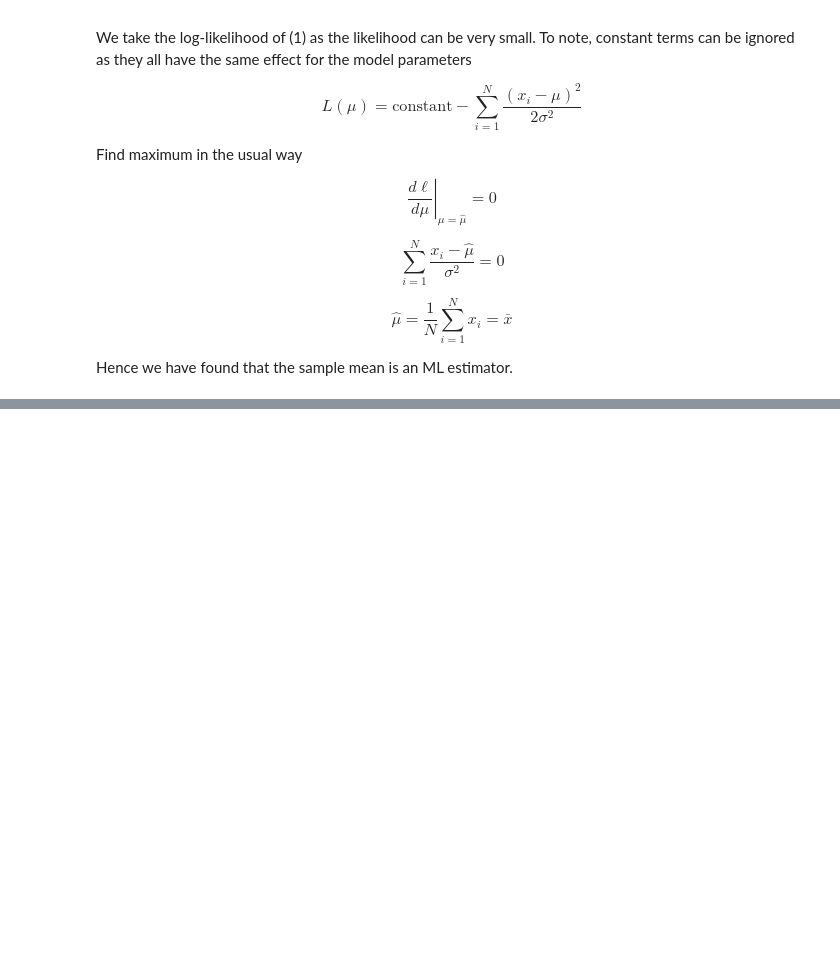
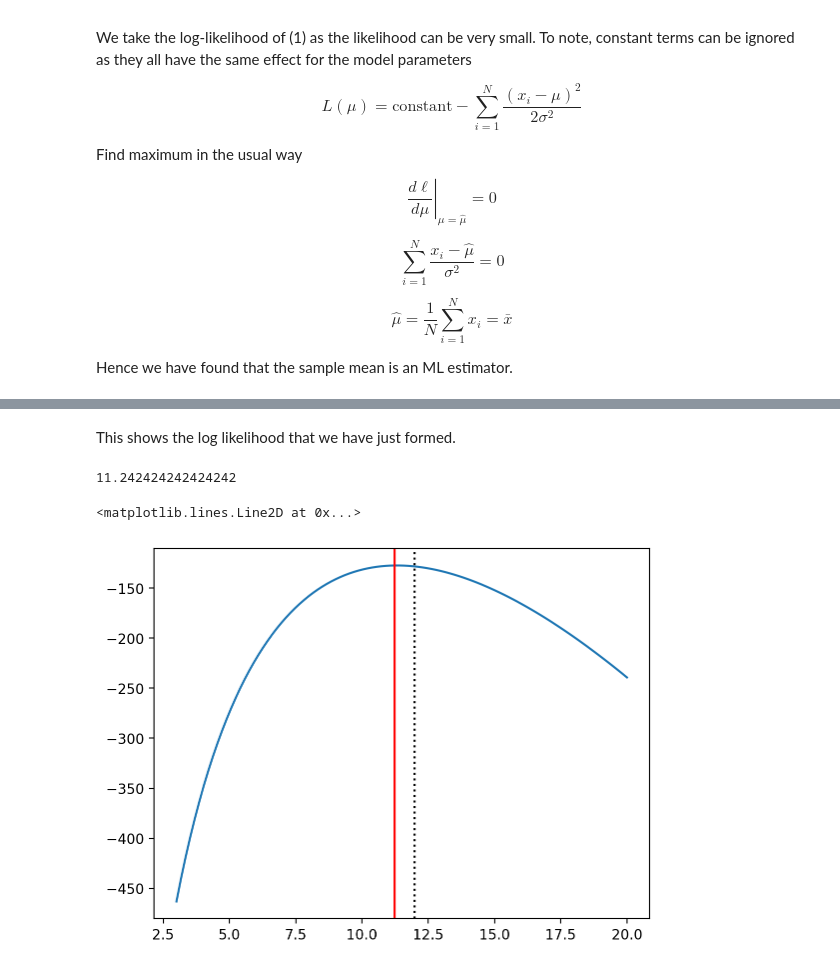
Before and after one commit to Krisneverstaps/computational-astrophysics, a Jupyter notebook: Notebooks/Computational_Astrophysics_Day6.ipynb, the cells around one changed output, grey strips where cells are left out. Cells and saved outputs as stored; diff of their text form; code cells hidden in the pictures; blank space fills up the shorter version.

```diff
--- a/Notebooks/Computational_Astrophysics_Day6.ipynb
+++ b/Notebooks/Computational_Astrophysics_Day6.ipynb
@@ -203,0 +248,32 @@ Resources:
+# %% [markdown]
+This shows the log likelihood that we have just formed.
+# %%
+from scipy.stats import poisson
+
+poisson_data = poisson.rvs(12, size=50) # creates 50 random variates with true mean of 12
+
+# Scan across 1000 possible mu values from 3 to 20.
+mu_proposed = np.linspace(3,20,100)
+
+# compute the lnL for each possible mu.
+lnL_scan = []
+for mu in mu_proposed:
+    lnL_temp = poisson.logpmf(poisson_data, mu=mu) # gives you the log prob. density; useful!
+    lnL_temp = np.sum(lnL_temp) # sum over the log pmf of all data points
+    lnL_scan.append( lnL_temp )
+
+# convert to numpy array
+lnL_scan = np.array(lnL_scan)
+
+# mu_proposed that maximizes the lnL.
+plt.plot(mu_proposed,lnL_scan)
+
+findmax = mu_proposed[np.argmax(lnL_scan)]
+print(findmax)
+plt.axvline(findmax,c='red')
+
+plt.axvline(12,c='black',ls='dotted')
+# %% [output]
+11.242424242424242
+<matplotlib.lines.Line2D at 0x...>
+[figure, added]
```
Also changed, not shown: parts of 13 cells of this notebook, 4 other files.
